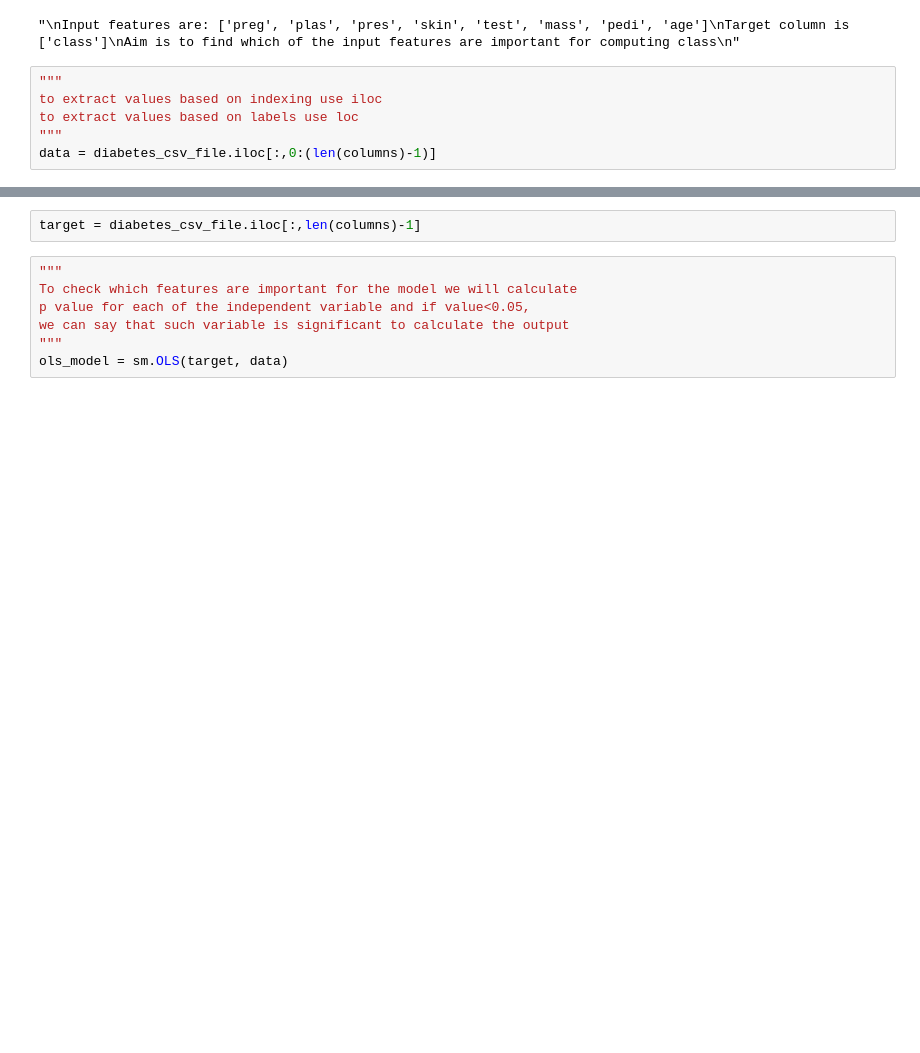
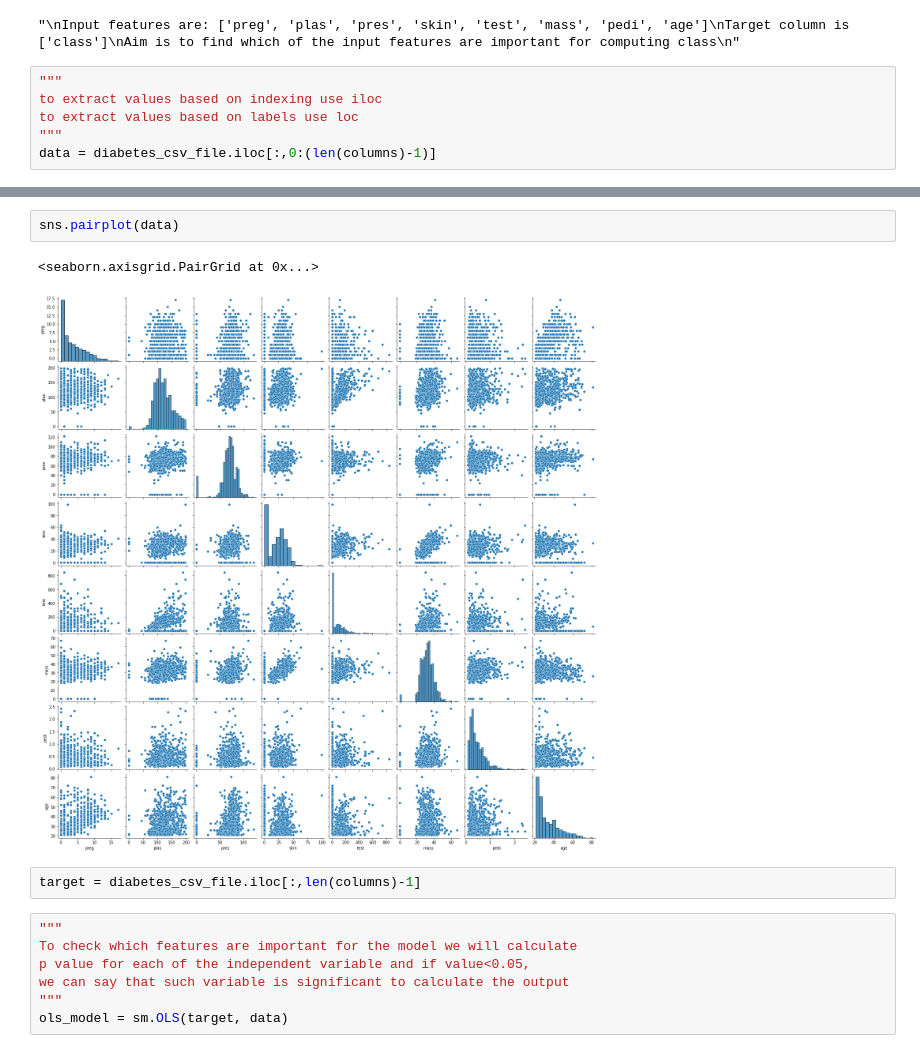
Before and after one commit to InfoDeveloper-dev/Machine-Learning-Basics, a Jupyter notebook: Linear_Regression/Multivariate Linear Regression.ipynb, the cells around one changed output, grey strips where cells are left out. Cells and saved outputs as stored; diff of their text form; blank space fills up the shorter version.

```diff
--- a/Linear_Regression/Multivariate Linear Regression.ipynb
+++ b/Linear_Regression/Multivariate Linear Regression.ipynb
@@ -62,3 +76,8 @@ data = diabetes_csv_file.iloc[:,0:(len(columns)-1)]
+# %%
+sns.pairplot(data)
+# %% [output]
+<seaborn.axisgrid.PairGrid at 0x...>
+[figure, added]
 # %%
 target = diabetes_csv_file.iloc[:,len(columns)-1]
 # %%
```
Also changed, not shown: parts of 12 cells of this notebook.
